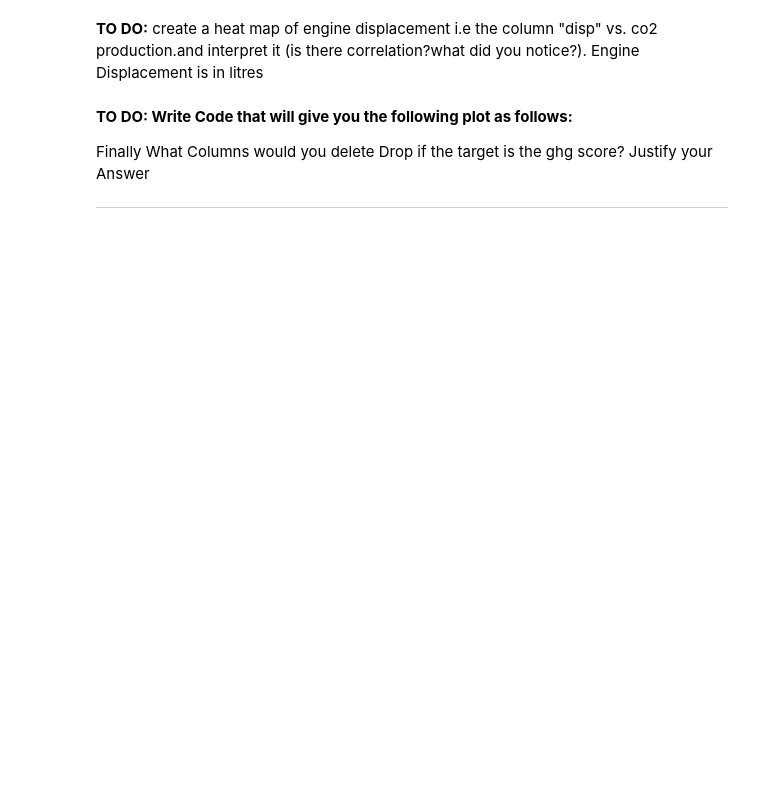
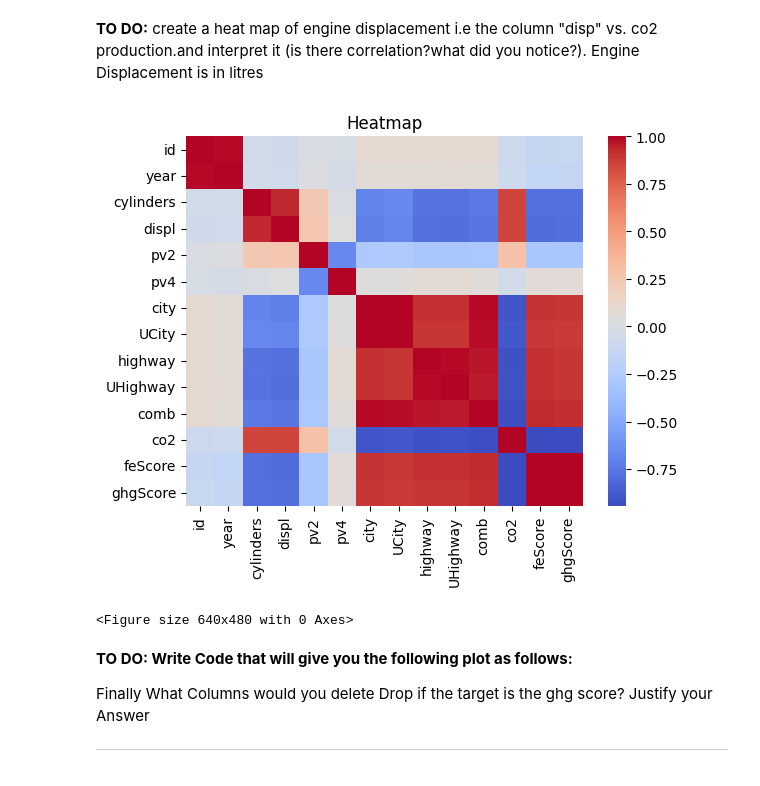
Before and after one commit to meekmarcelin/alu-machine_learning, a Jupyter notebook: Plotting_Assignment.ipynb, the cells around one changed output. Cells and saved outputs as stored; diff of their text form; code cells hidden in the pictures; blank space fills up the shorter version.

```diff
--- a/Plotting_Assignment.ipynb
+++ b/Plotting_Assignment.ipynb
@@ -67,5 +71,16 @@ plt.show()
 # %% [markdown]
 **TO DO:** create a heat map of engine displacement i.e the column "disp"  vs. co2 production.and interpret it (is there correlation?what did you notice?). Engine Displacement is in litres
+# %%
+
+
+sns.heatmap(fuel_econ.corr(), cmap="coolwarm")
+plt.title('Heatmap')
+
+plt.show()
+plt.savefig('Heatmap.png')
+# %% [output]
+[figure, added]
+<Figure size 640x480 with 0 Axes>
 # %% [markdown]
 **TO DO: Write Code that will give you the following plot as follows:**
 
```
Also changed, not shown: parts of 5 cells of this notebook.
